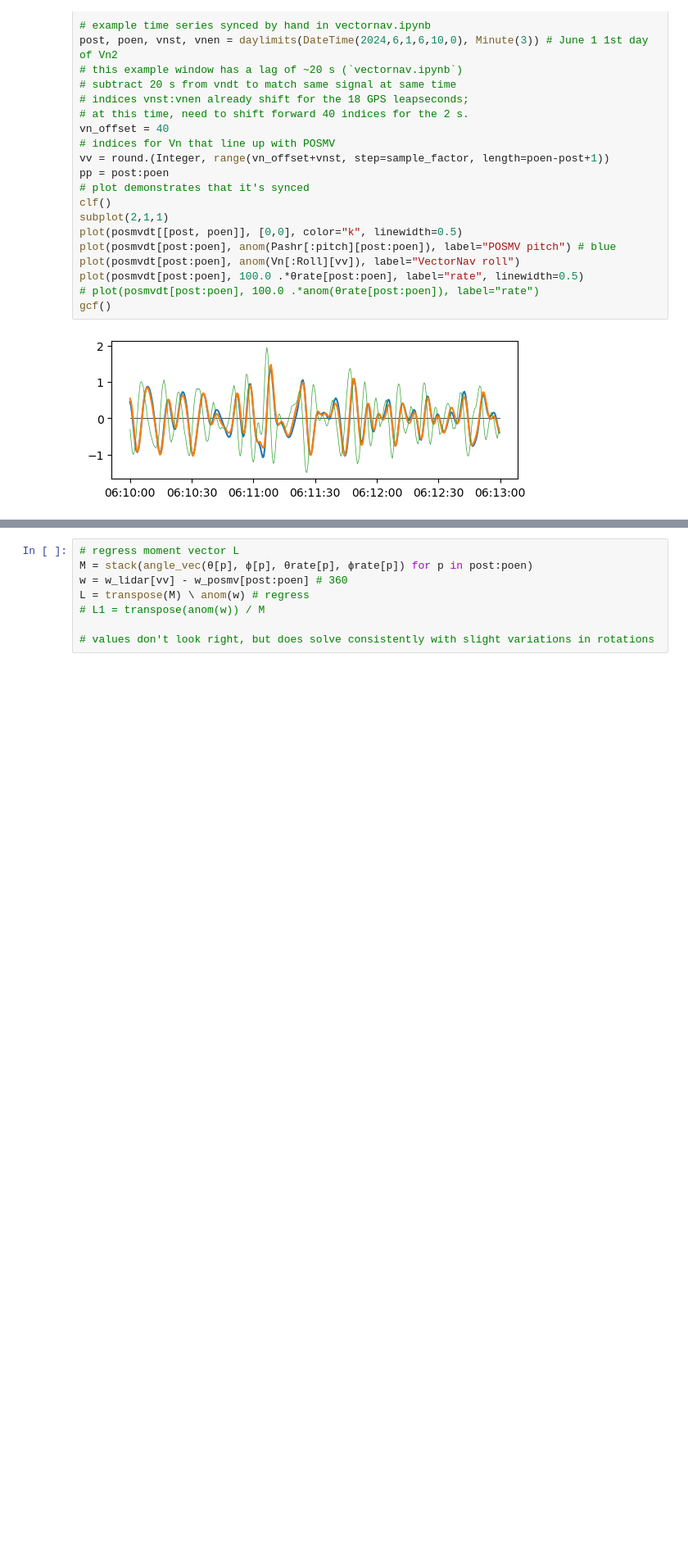
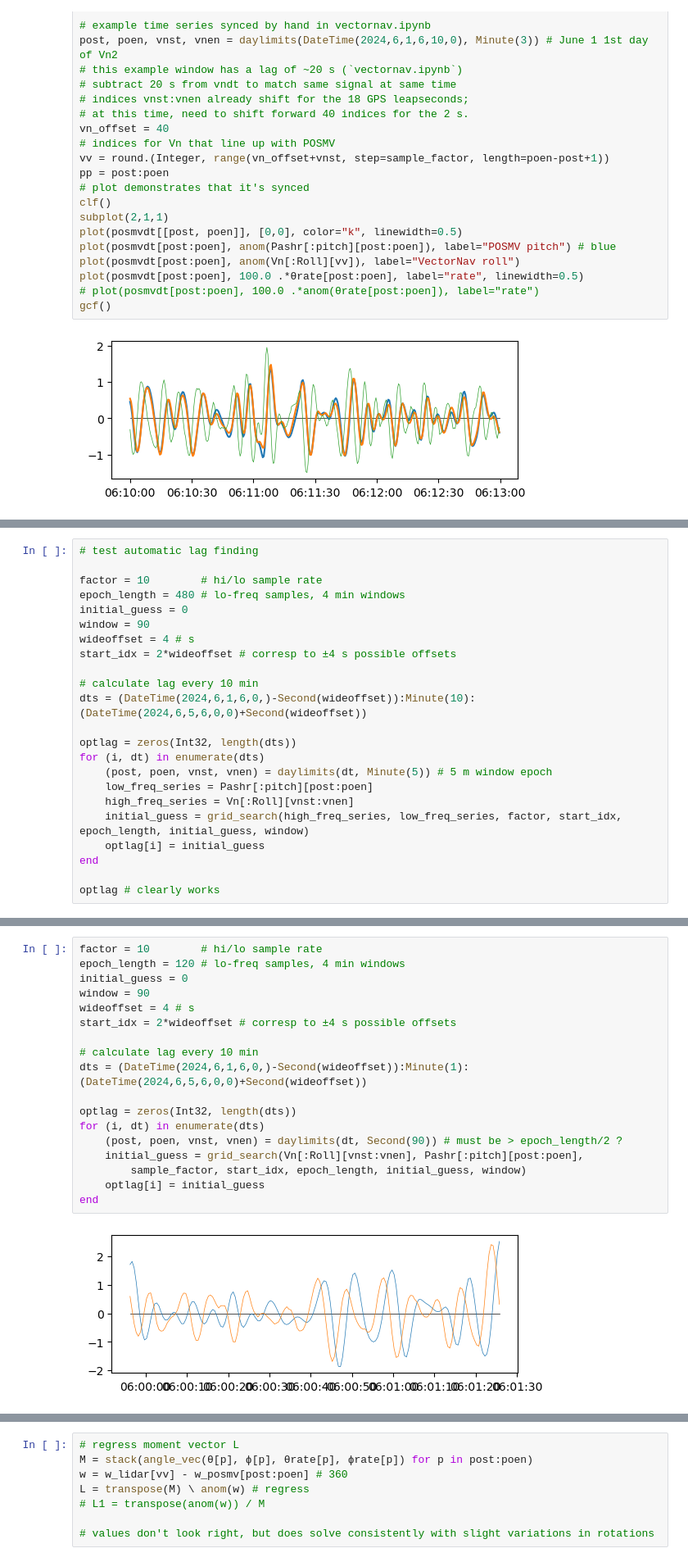
Before and after one commit to deszoeke/lidar, a Jupyter notebook: rot_sandbox.ipynb, the cells around one changed output, grey strips where cells are left out. Shown at 82% size. Drawn from its saved outputs; the diff is of its cells as text; blank space fills up the shorter version.

```diff
--- a/rot_sandbox.ipynb
+++ b/rot_sandbox.ipynb
@@ -312,3 +323,26 @@ gcf()
 # timing drifts over 3 min from 6-10 6:10 to 6:13
 # %% [output]
 [figure]
+# %%
+# test automatic lag finding
+
+factor = 10        # hi/lo sample rate
+epoch_length = 480 # lo-freq samples, 4 min windows
+initial_guess = 0
+window = 90
+wideoffset = 4 # s
+start_idx = 2*wideoffset # corresp to ±4 s possible offsets
+
+# calculate lag every 10 min
+dts = (DateTime(2024,6,1,6,0,)-Second(wideoffset)):Minute(10):(DateTime(2024,6,5,6,0,0)+Second(wideoffset))
+
+optlag = zeros(Int32, length(dts))
+for (i, dt) in enumerate(dts)
+    (post, poen, vnst, vnen) = daylimits(dt, Minute(5)) # 5 m window epoch
+    low_freq_series = Pashr[:pitch][post:poen]
+    high_freq_series = Vn[:Roll][vnst:vnen]
+    initial_guess = grid_search(high_freq_series, low_freq_series, factor, start_idx, epoch_length, initial_guess, window)
+    optlag[i] = initial_guess
+end
+
+optlag # clearly works
@@ -314,0 +367,20 @@ gcf()
+# %%
+factor = 10        # hi/lo sample rate
+epoch_length = 120 # lo-freq samples, 4 min windows
+initial_guess = 0
+window = 90
+wideoffset = 4 # s
+start_idx = 2*wideoffset # corresp to ±4 s possible offsets
+
+# calculate lag every 10 min
+dts = (DateTime(2024,6,1,6,0,)-Second(wideoffset)):Minute(1):(DateTime(2024,6,5,6,0,0)+Second(wideoffset))
+
+optlag = zeros(Int32, length(dts))
+for (i, dt) in enumerate(dts)
+    (post, poen, vnst, vnen) = daylimits(dt, Second(90)) # must be > epoch_length/2 ?
+    initial_guess = grid_search(Vn[:Roll][vnst:vnen], Pashr[:pitch][post:poen],
+        sample_factor, start_idx, epoch_length, initial_guess, window)
+    optlag[i] = initial_guess
+end
+# %% [output]
+[figure, added]
```
Also changed, not shown: parts of 6 cells of this notebook, 1 other file.
